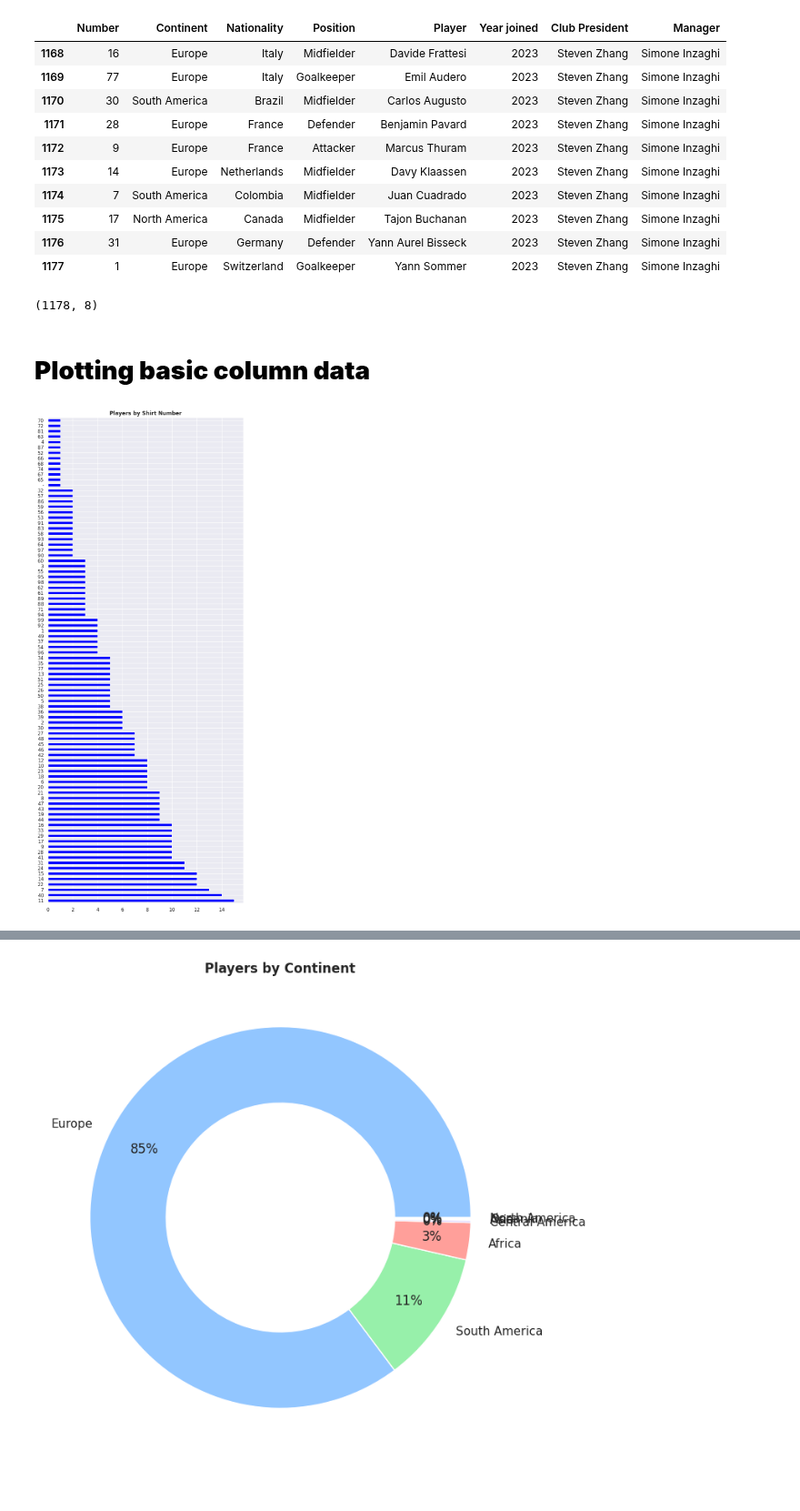
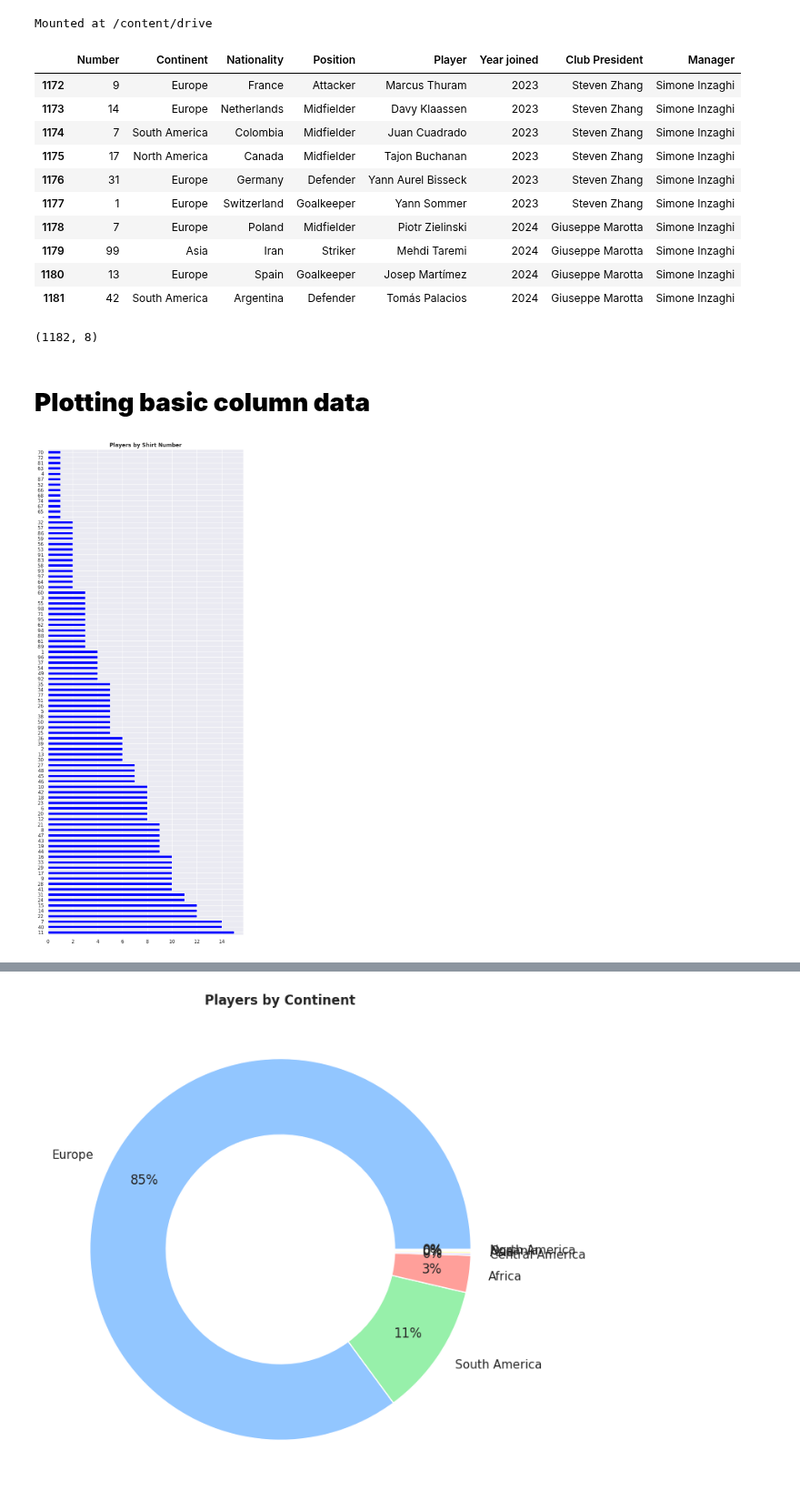
Before and after one commit to guilhermelaviola/InterMilan, a Jupyter notebook: AllPlayers.ipynb, the cells around one changed output, grey strips where cells are left out. Shown at 91% size. Cells and saved outputs as stored; diff of their text form; code cells hidden in the pictures.

```diff
--- a/AllPlayers.ipynb
+++ b/AllPlayers.ipynb
@@ -6,30 +6,46 @@ import numpy as np
 import pandas as pd
 import seaborn as sns
 import matplotlib.pyplot as plt
+import os
+from google.colab import drive
 sns.set(style = 'darkgrid')
 plt.style.use('seaborn-pastel')
+drive.mount('/content/drive')
+# %% [output]
+Mounted at /content/drive
+# %%
+# Setting the search parameters:
+filename = 'inter-milan.xlsx'
+search_path = '/content/drive/My Drive/Datasets/Soccer'
+# Search for the file
+file = None
+for root, dirs, files in os.walk(search_path):
+    if filename in files:
+        file= os.path.join(root, filename)
+        break
+    df = pd.read_excel(file)
 # %%
 # Importing and displaying the last 10 goals scored:
-df = pd.ExcelFile('INTER.xlsx')
+df = pd.ExcelFile(file)
 players = pd.read_excel(df, 'All Players')
 players.tail(10)
 # %% [output]
 |  | Number | Continent | Nationality | Position | Player | Year joined | Club President | Manager |
-| 1168 | 16 | Europe | Italy | Midfielder | Davide Frattesi | 2023 | Steven Zhang | Simone Inzaghi |
-| 1169 | 77 | Europe | Italy | Goalkeeper | Emil Audero | 2023 | Steven Zhang | Simone Inzaghi |
-| 1170 | 30 | South America | Brazil | Midfielder | Carlos Augusto | 2023 | Steven Zhang | Simone Inzaghi |
-| 1171 | 28 | Europe | France | Defender | Benjamin Pavard | 2023 | Steven Zhang | Simone Inzaghi |
 | 1172 | 9 | Europe | France | Attacker | Marcus Thuram | 2023 | Steven Zhang | Simone Inzaghi |
 | 1173 | 14 | Europe | Netherlands | Midfielder | Davy Klaassen | 2023 | Steven Zhang | Simone Inzaghi |
 | 1174 | 7 | South America | Colombia | Midfielder | Juan Cuadrado | 2023 | Steven Zhang | Simone Inzaghi |
 | 1175 | 17 | North America | Canada | Midfielder | Tajon Buchanan | 2023 | Steven Zhang | Simone Inzaghi |
 | 1176 | 31 | Europe | Germany | Defender | Yann Aurel Bisseck | 2023 | Steven Zhang | Simone Inzaghi |
 | 1177 | 1 | Europe | Switzerland | Goalkeeper | Yann Sommer | 2023 | Steven Zhang | Simone Inzaghi |
+| 1178 | 7 | Europe | Poland | Midfielder | Piotr Zielinski | 2024 | Giuseppe Marotta | Simone Inzaghi |
+| 1179 | 99 | Asia | Iran | Striker | Mehdi Taremi | 2024 | Giuseppe Marotta | Simone Inzaghi |
+| 1180 | 13 | Europe | Spain | Goalkeeper | Josep Martímez | 2024 | Giuseppe Marotta | Simone Inzaghi |
+| 1181 | 42 | South America | Argentina | Defender | Tomás Palacios | 2024 | Giuseppe Marotta | Simone Inzaghi |
 # %%
 # Displaying the number of rows and columns in the dataset:
 players.shape
 # %% [output]
-(1178, 8)
+(1182, 8)
 # %% [markdown]
 # **Plotting basic column data**
 # %%
@@ -39,7 +55,7 @@ plt.ylabel(None)
 plt.title('Players by Shirt Number', fontweight = 'bold')
 plt.show()
 # %% [output]
-[figure, old version]
+[figure, new version]
 # %%
 # Displaying players by nationality:
 players['Nationality'].value_counts().plot(kind = 'barh', color = 'blue', figsize = (8, 16))
```
Also changed, not shown: parts of 8 cells of this notebook.
